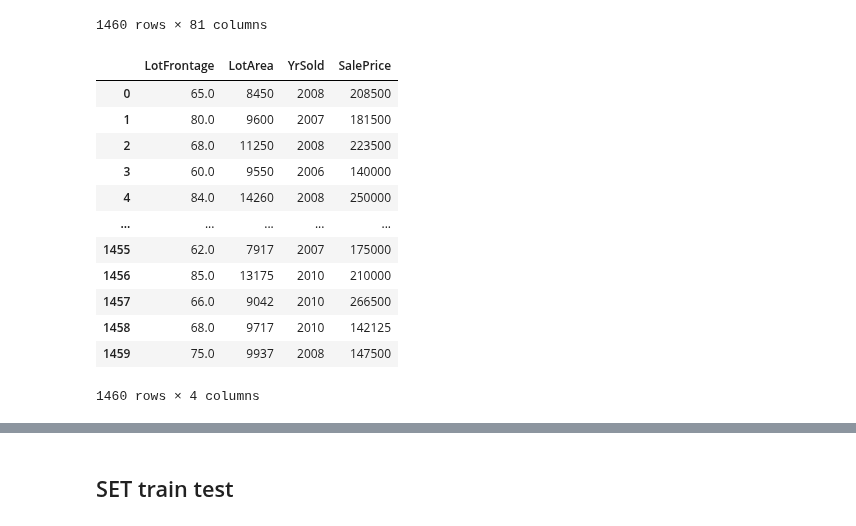
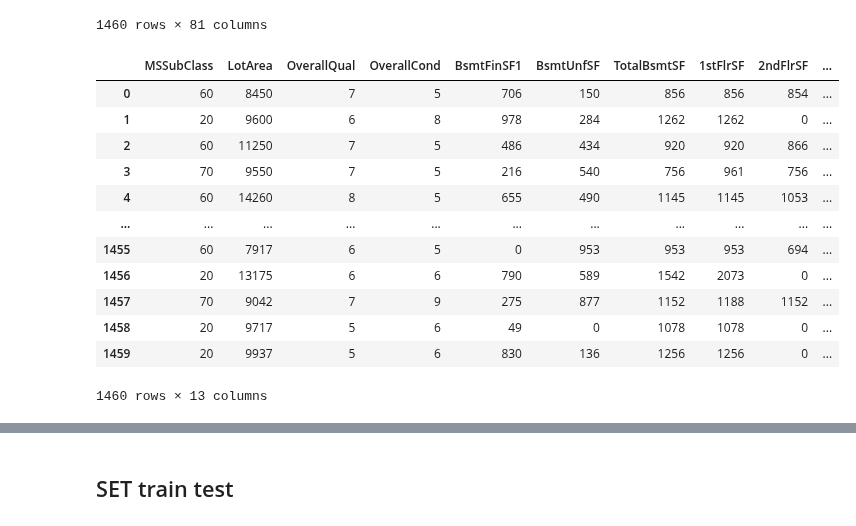
Before and after one commit to sitthatkaja/DPDM2023, a Jupyter notebook: dpdm23_final.ipynb, the cells around one changed output, grey strips where cells are left out. Cells and saved outputs as stored; diff of their text form; code cells hidden in the pictures.

```diff
--- a/dpdm23_final.ipynb
+++ b/dpdm23_final.ipynb
@@ -45,20 +45,3 @@ data
 | 1458 | 1459 | 20 | RL | 68.0 | 9717 | Pave | NaN | Reg | Lvl | ... |
 | 1459 | 1460 | 20 | RL | 75.0 | 9937 | Pave | NaN | Reg | Lvl | ... |
 1460 rows × 81 columns
-# %%
-new_df = data[['LotFrontage','LotArea','YrSold','SalePrice']]
-new_df
-# %% [output]
-|  | LotFrontage | LotArea | YrSold | SalePrice |
-| 0 | 65.0 | 8450 | 2008 | 208500 |
-| 1 | 80.0 | 9600 | 2007 | 181500 |
-| 2 | 68.0 | 11250 | 2008 | 223500 |
-| 3 | 60.0 | 9550 | 2006 | 140000 |
-| 4 | 84.0 | 14260 | 2008 | 250000 |
-| ... | ... | ... | ... | ... |
-| 1455 | 62.0 | 7917 | 2007 | 175000 |
-| 1456 | 85.0 | 13175 | 2010 | 210000 |
-| 1457 | 66.0 | 9042 | 2010 | 266500 |
-| 1458 | 68.0 | 9717 | 2010 | 142125 |
-| 1459 | 75.0 | 9937 | 2008 | 147500 |
-1460 rows × 4 columns
@@ -65,3 +52,20 @@ new_df
+# %%
+new_df = data[['MSSubClass','LotArea','OverallQual','OverallCond','BsmtFinSF1','BsmtUnfSF','TotalBsmtSF','1stFlrSF','2ndFlrSF','GrLivArea','GarageCars','GarageArea','SalePrice']]
+new_df
+# %% [output]
+|  | MSSubClass | LotArea | OverallQual | OverallCond | BsmtFinSF1 | BsmtUnfSF | TotalBsmtSF | 1stFlrSF | 2ndFlrSF | ... |
+| 0 | 60 | 8450 | 7 | 5 | 706 | 150 | 856 | 856 | 854 | ... |
+| 1 | 20 | 9600 | 6 | 8 | 978 | 284 | 1262 | 1262 | 0 | ... |
+| 2 | 60 | 11250 | 7 | 5 | 486 | 434 | 920 | 920 | 866 | ... |
+| 3 | 70 | 9550 | 7 | 5 | 216 | 540 | 756 | 961 | 756 | ... |
+| 4 | 60 | 14260 | 8 | 5 | 655 | 490 | 1145 | 1145 | 1053 | ... |
+| ... | ... | ... | ... | ... | ... | ... | ... | ... | ... | ... |
+| 1455 | 60 | 7917 | 6 | 5 | 0 | 953 | 953 | 953 | 694 | ... |
+| 1456 | 20 | 13175 | 6 | 6 | 790 | 589 | 1542 | 2073 | 0 | ... |
+| 1457 | 70 | 9042 | 7 | 9 | 275 | 877 | 1152 | 1188 | 1152 | ... |
+| 1458 | 20 | 9717 | 5 | 6 | 49 | 0 | 1078 | 1078 | 0 | ... |
+| 1459 | 20 | 9937 | 5 | 6 | 830 | 136 | 1256 | 1256 | 0 | ... |
+1460 rows × 13 columns
 # %%
 new_df.isnull().any()
 # %% [output]
```
Also changed, not shown: parts of 21 cells of this notebook.
